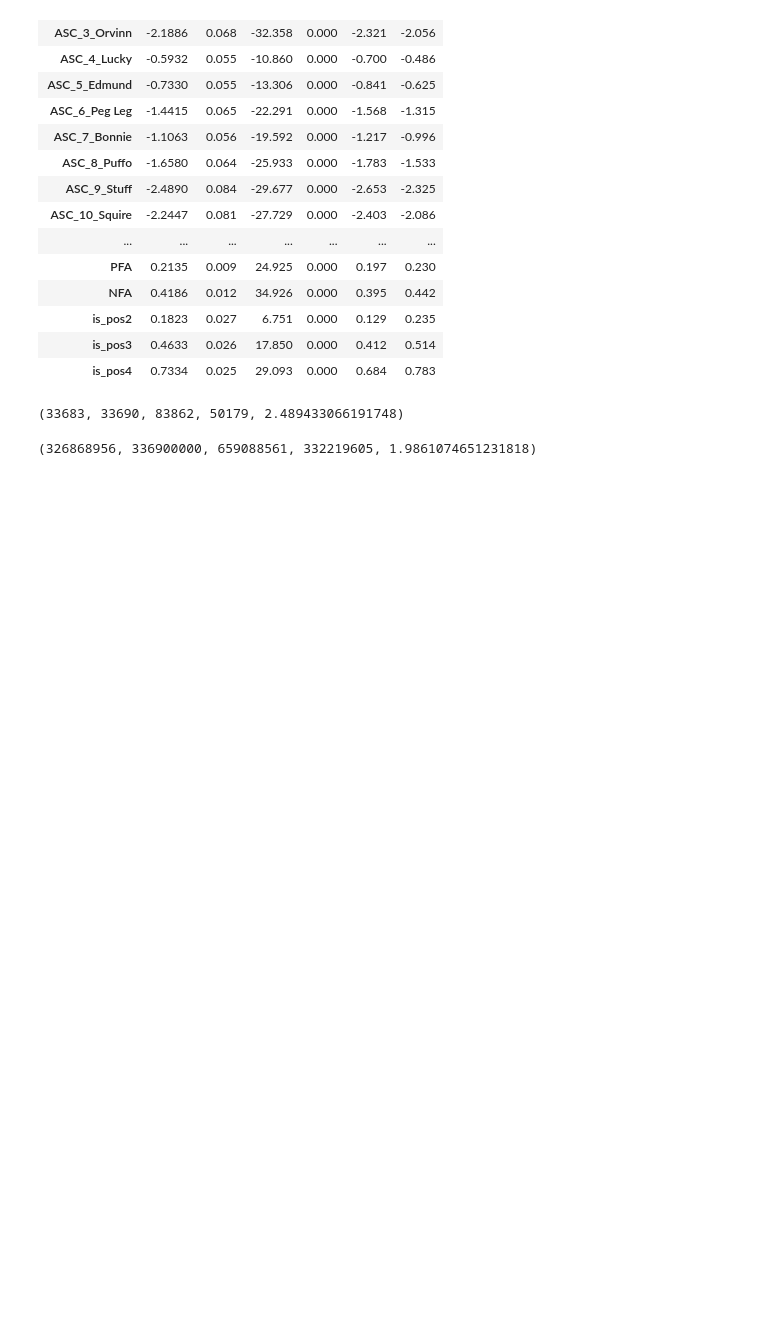
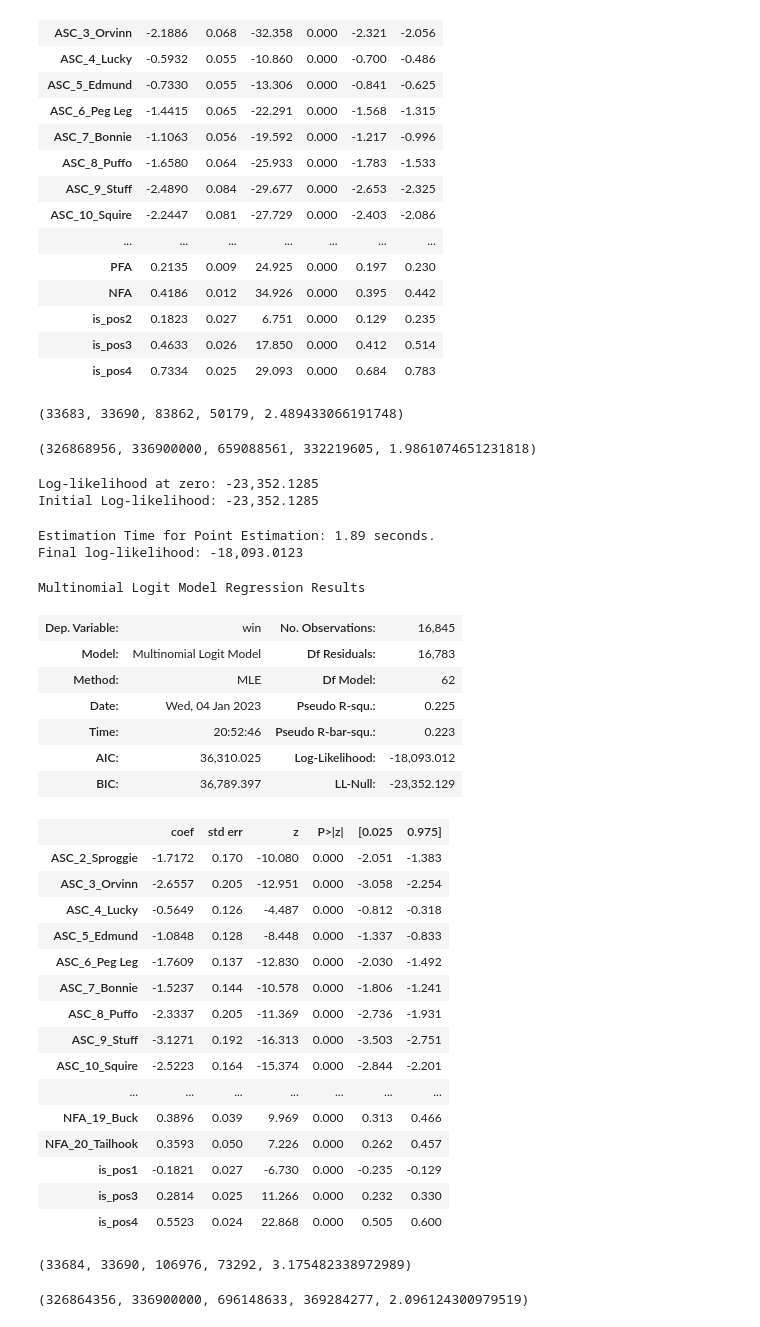
Before and after one commit to arsdragonfly/neofoodclub, a Jupyter notebook: model.ipynb, the cells around one changed output. Saved outputs shown, nothing was run; the diff lists cells and outputs as text; code cells hidden in the pictures; blank space fills up the shorter version.

```diff
--- a/model.ipynb
+++ b/model.ipynb
@@ -789,3 +792,68 @@ backtest_model_with_cap(split_position_mnl, 1, history_rounds)
 backtest_model_with_cap(split_position_mnl, 10000, history_rounds)
 # %% [output]
 (326868956, 336900000, 659088561, 332219605, 1.9861074651231818)
+# %%
+# next we split FA coefficients for each pirate
+per_pirate_fa_specification = OrderedDict()
+per_pirate_fa_names = OrderedDict()
+per_pirate_fa_specification["intercept"] = pirates_except_the_first
+per_pirate_fa_names["intercept"] = [f'ASC_{i}_{PIRATE_NAMES[i]}' for i in pirates_except_the_first]
+per_pirate_fa_specification["pfa"] = pirates_including_the_first
+per_pirate_fa_names["pfa"] = [f'PFA_{i}_{PIRATE_NAMES[i]}' for i in pirates_including_the_first]
+per_pirate_fa_specification["nfa"] = pirates_including_the_first
+per_pirate_fa_names["nfa"] = [f'NFA_{i}_{PIRATE_NAMES[i]}' for i in pirates_including_the_first]
+per_pirate_fa_specification["is_pos1"] = [pirates_including_the_first]
+per_pirate_fa_names["is_pos1"] = ['is_pos1']
+# per_pirate_fa_specification["is_pos2"] = [pirates_including_the_first]
+# per_pirate_fa_names["is_pos2"] = ['is_pos2']
+per_pirate_fa_specification["is_pos3"] = [pirates_including_the_first]
+per_pirate_fa_names["is_pos3"] = ['is_pos3']
+per_pirate_fa_specification["is_pos4"] = [pirates_including_the_first]
+per_pirate_fa_names["is_pos4"] = ['is_pos4']
+
+per_pirate_fa_mnl = pl.create_choice_model(data=long_format,
+alt_id_col='pirate',
+obs_id_col='match_id',
+choice_col='win',
+specification=per_pirate_fa_specification,
+model_type='MNL',
+names=per_pirate_fa_names)
+per_pirate_fa_mnl.fit_mle(np.zeros(62))
+per_pirate_fa_mnl.get_statsmodels_summary()
+# %% [output]
+Log-likelihood at zero: -23,352.1285
+Initial Log-likelihood: -23,352.1285
+Estimation Time for Point Estimation: 1.89 seconds.
+Final log-likelihood: -18,093.0123
+Multinomial Logit Model Regression Results
+| Dep. Variable: | win | No. Observations: | 16,845 |
+| Model: | Multinomial Logit Model | Df Residuals: | 16,783 |
+| Method: | MLE | Df Model: | 62 |
+| Date: | Wed, 04 Jan 2023 | Pseudo R-squ.: | 0.225 |
+| Time: | 20:52:46 | Pseudo R-bar-squ.: | 0.223 |
+| AIC: | 36,310.025 | Log-Likelihood: | -18,093.012 |
+| BIC: | 36,789.397 | LL-Null: | -23,352.129 |
+|  | coef | std err | z | P>|z| | [0.025 | 0.975] |
+| ASC_2_Sproggie | -1.7172 | 0.170 | -10.080 | 0.000 | -2.051 | -1.383 |
+| ASC_3_Orvinn | -2.6557 | 0.205 | -12.951 | 0.000 | -3.058 | -2.254 |
+| ASC_4_Lucky | -0.5649 | 0.126 | -4.487 | 0.000 | -0.812 | -0.318 |
+| ASC_5_Edmund | -1.0848 | 0.128 | -8.448 | 0.000 | -1.337 | -0.833 |
+| ASC_6_Peg Leg | -1.7609 | 0.137 | -12.830 | 0.000 | -2.030 | -1.492 |
+| ASC_7_Bonnie | -1.5237 | 0.144 | -10.578 | 0.000 | -1.806 | -1.241 |
+| ASC_8_Puffo | -2.3337 | 0.205 | -11.369 | 0.000 | -2.736 | -1.931 |
+| ASC_9_Stuff | -3.1271 | 0.192 | -16.313 | 0.000 | -3.503 | -2.751 |
+| ASC_10_Squire | -2.5223 | 0.164 | -15.374 | 0.000 | -2.844 | -2.201 |
+| ... | ... | ... | ... | ... | ... | ... |
+| NFA_19_Buck | 0.3896 | 0.039 | 9.969 | 0.000 | 0.313 | 0.466 |
+| NFA_20_Tailhook | 0.3593 | 0.050 | 7.226 | 0.000 | 0.262 | 0.457 |
+| is_pos1 | -0.1821 | 0.027 | -6.730 | 0.000 | -0.235 | -0.129 |
+| is_pos3 | 0.2814 | 0.025 | 11.266 | 0.000 | 0.232 | 0.330 |
+| is_pos4 | 0.5523 | 0.024 | 22.868 | 0.000 | 0.505 | 0.600 |
+# %%
+backtest_model_with_cap(per_pirate_fa_mnl, 1, history_rounds)
+# %% [output]
+(33684, 33690, 106976, 73292, 3.175482338972989)
+# %%
+backtest_model_with_cap(per_pirate_fa_mnl, 10000, history_rounds)
+# %% [output]
+(326864356, 336900000, 696148633, 369284277, 2.096124300979519)
```
Also changed, not shown: parts of 7 cells of this notebook.
